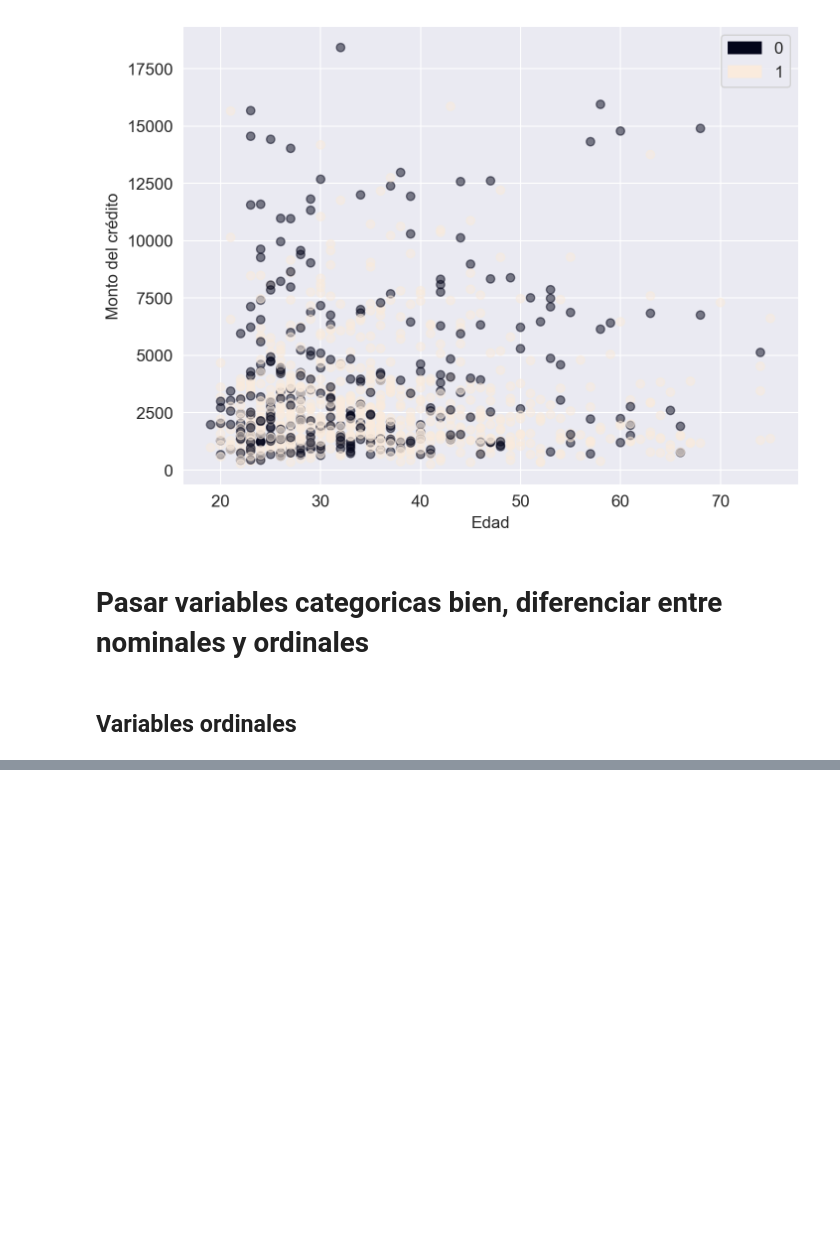
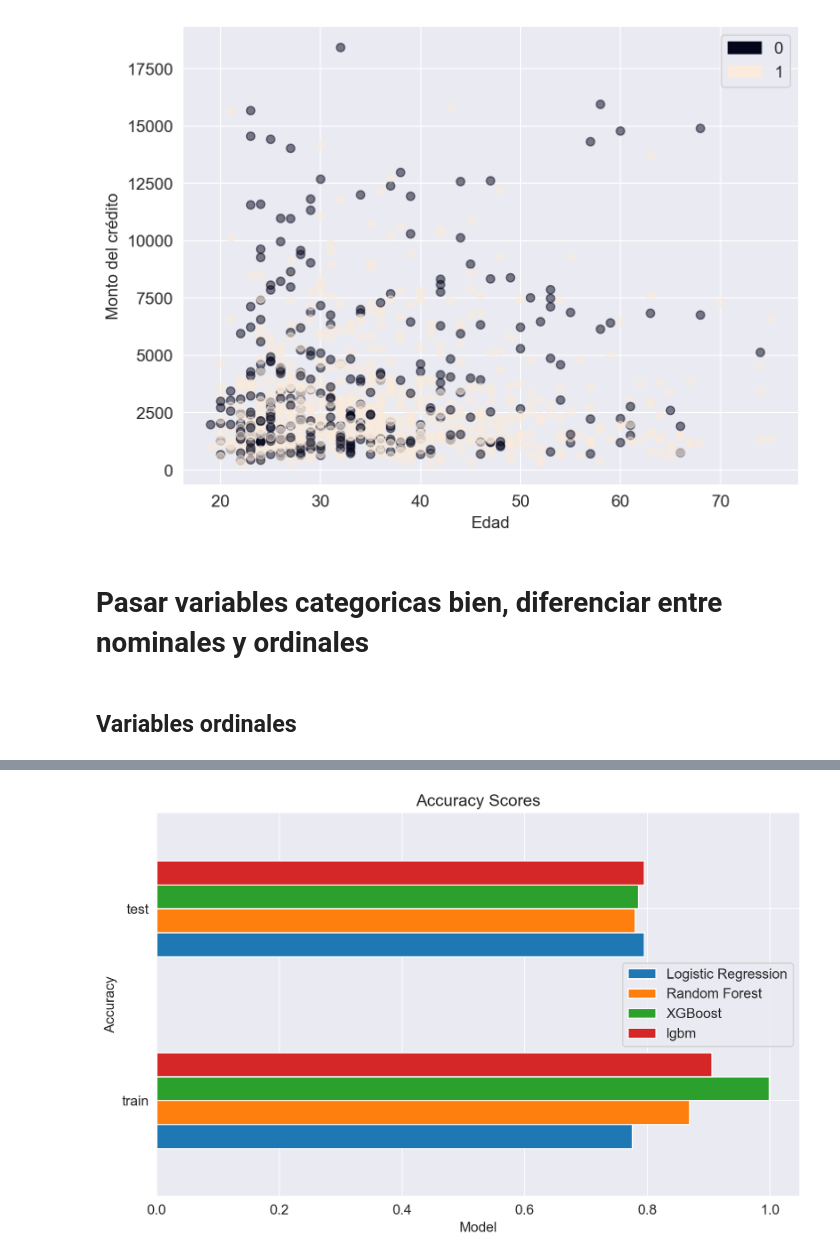
Before and after one commit to adelgado24/IA, a Jupyter notebook: primera_practica/TP_Aprendizaje_Supervisado.ipynb, the cells around one changed output, grey strips where cells are left out. Saved outputs shown, nothing was run; the diff lists cells and outputs as text; code cells hidden in the pictures; blank space fills up the shorter version.

```diff
--- a/primera_practica/TP_Aprendizaje_Supervisado.ipynb
+++ b/primera_practica/TP_Aprendizaje_Supervisado.ipynb
@@ -627,0 +749,19 @@ y_pred = mejor_modelo.predict(X_test)
+# %%
+#Get accuracy from all models
+from sklearn.metrics import accuracy_score
+
+acc_scores = {}
+
+#Get accuracy train and accuracy test from all models
+
+for model, name in zip(models, model_names):
+    y_pred_train = model.predict(X_train)
+    y_pred_test = model.predict(X_test)
+    acc_train = accuracy_score(y_train, y_pred_train)
+    acc_test = accuracy_score(y_test, y_pred_test)
+    acc_scores[name] = {'train': acc_train, 'test': acc_test}
+
+pd.DataFrame(acc_scores).plot(kind='barh', title='Accuracy Scores', xlabel='Model', ylabel='Accuracy', figsize=(10, 6))
+plt.show()
+# %% [output]
+[figure, added]
```
Also changed, not shown: parts of 35 cells of this notebook.
